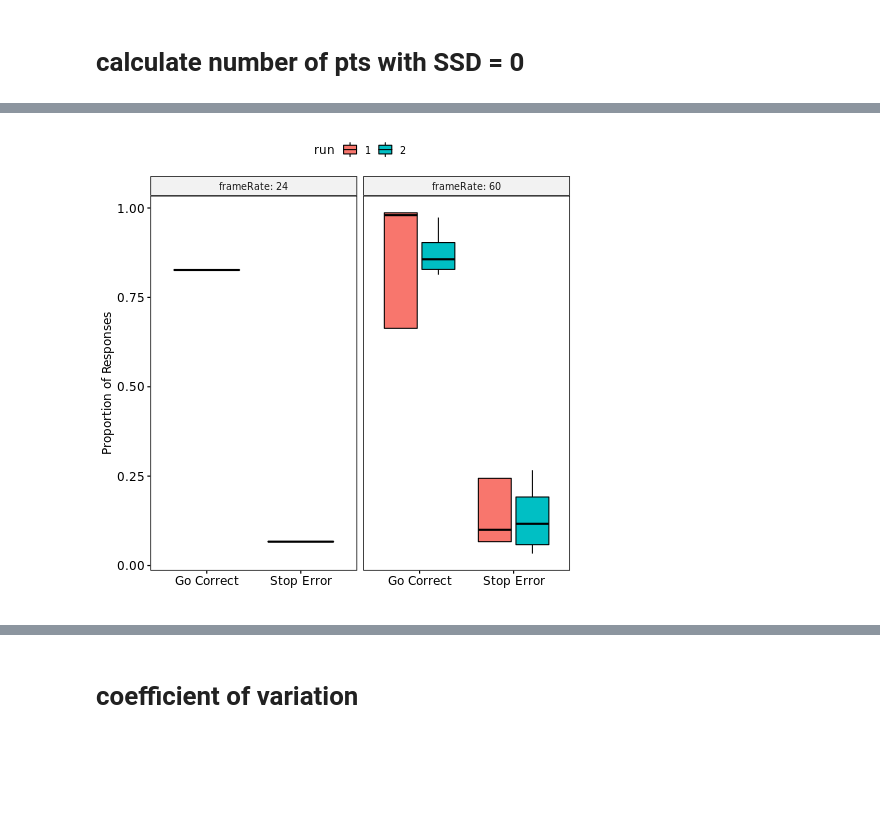
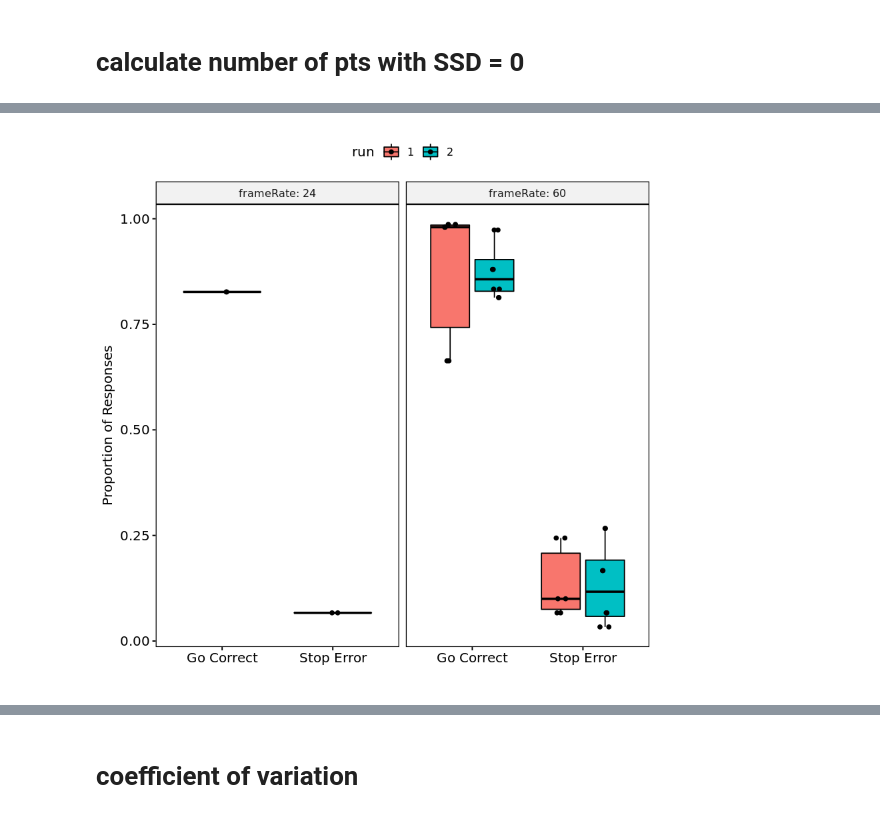
Before and after one commit to tbweng/ULG, a Jupyter notebook: analyses/ULG_fMRI-task_bdata_R.ipynb, the cells around one changed output, grey strips where cells are left out. Drawn from its saved outputs; the diff is of its cells as text; code cells hidden in the pictures; blank space fills up the shorter version.

```diff
--- a/analyses/ULG_fMRI-task_bdata_R.ipynb
+++ b/analyses/ULG_fMRI-task_bdata_R.ipynb
@@ -317,11 +280,11 @@ zero_ssd
 # %%
-%%R
+
 zero_ssd <- merge(select(zero_ssd, c('participant', 'run', 'frameRate')), SST_prop, by = c('participant', 'run', 'frameRate') )
 # zero_ssd <- merge(zero_ssd, SST_rt, by = c('participant', 'run', 'frameRate') )
 zero_ssd %>%
     group_by(condition, run) %>%
-    ggboxplot(., "condition", "prop", fill = "run", ylab = "Proportion of Responses", xlab = "", facet.by = "frameRate", short.panel.labs = FALSE) +
+    ggboxplot(., "condition", "prop", fill = "run", ylab = "Proportion of Responses", xlab = "", facet.by = "frameRate", add = 'jitter', short.panel.labs = FALSE) +
     scale_x_discrete(labels = c('Go Correct','Stop Error', 'SSD'))
 # %% [output]
-[figure, old version]
+[figure, new version]
 # %%
```
Also changed, not shown: parts of 20 cells of this notebook.
